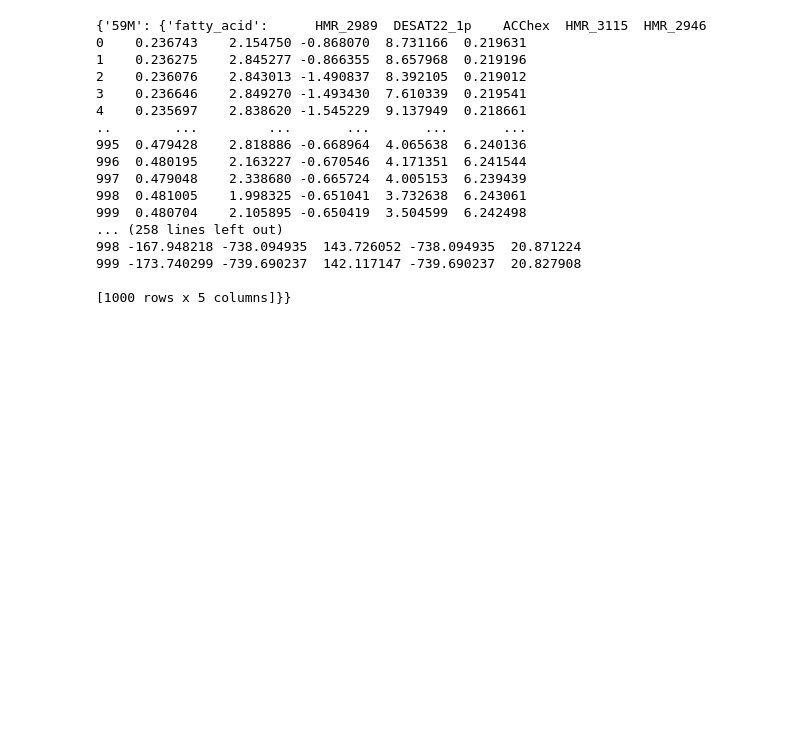
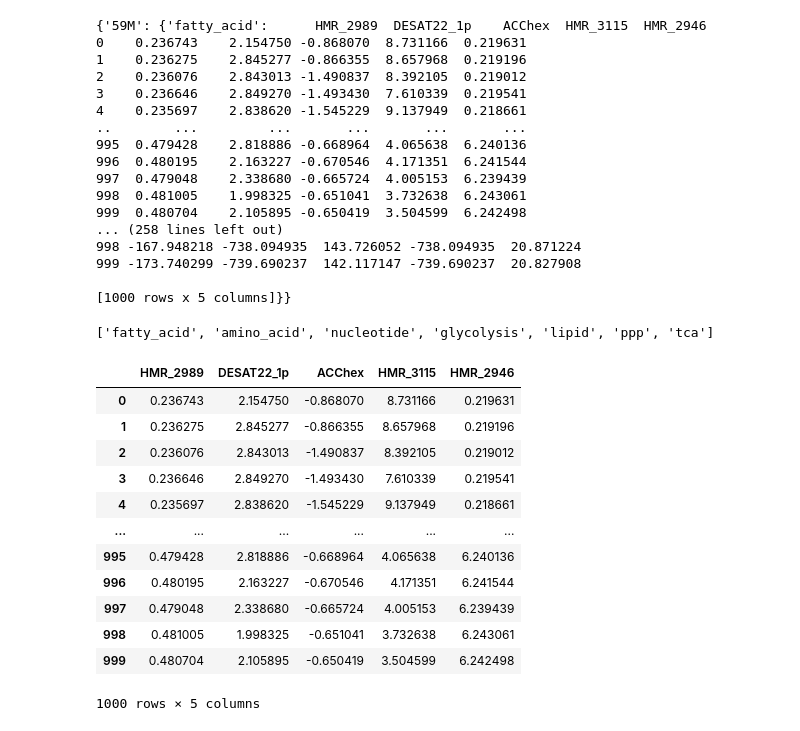
Before and after one commit to MishkaNastia/Ovarian-Cancer, a Jupyter notebook: flux_composition_anastasia.ipynb, the cells around one changed output. Saved outputs shown, nothing was run; the diff lists cells and outputs as text; code cells hidden in the pictures; blank space fills up the shorter version.

```diff
--- a/flux_composition_anastasia.ipynb
+++ b/flux_composition_anastasia.ipynb
@@ -689,0 +733,20 @@ print(LG_pathway_dicts)
+# %%
+list_pathways
+# %% [output]
+['fatty_acid', 'amino_acid', 'nucleotide', 'glycolysis', 'lipid', 'ppp', 'tca']
+# %%
+LG_pathway_dicts["59M"]['fatty_acid']
+# %% [output]
+|  | HMR_2989 | DESAT22_1p | ACChex | HMR_3115 | HMR_2946 |
+| 0 | 0.236743 | 2.154750 | -0.868070 | 8.731166 | 0.219631 |
+| 1 | 0.236275 | 2.845277 | -0.866355 | 8.657968 | 0.219196 |
+| 2 | 0.236076 | 2.843013 | -1.490837 | 8.392105 | 0.219012 |
+| 3 | 0.236646 | 2.849270 | -1.493430 | 7.610339 | 0.219541 |
+| 4 | 0.235697 | 2.838620 | -1.545229 | 9.137949 | 0.218661 |
+| ... | ... | ... | ... | ... | ... |
+| 995 | 0.479428 | 2.818886 | -0.668964 | 4.065638 | 6.240136 |
+| 996 | 0.480195 | 2.163227 | -0.670546 | 4.171351 | 6.241544 |
+| 997 | 0.479048 | 2.338680 | -0.665724 | 4.005153 | 6.239439 |
+| 998 | 0.481005 | 1.998325 | -0.651041 | 3.732638 | 6.243061 |
+| 999 | 0.480704 | 2.105895 | -0.650419 | 3.504599 | 6.242498 |
+1000 rows × 5 columns
```
Also changed, not shown: parts of 16 cells of this notebook.
